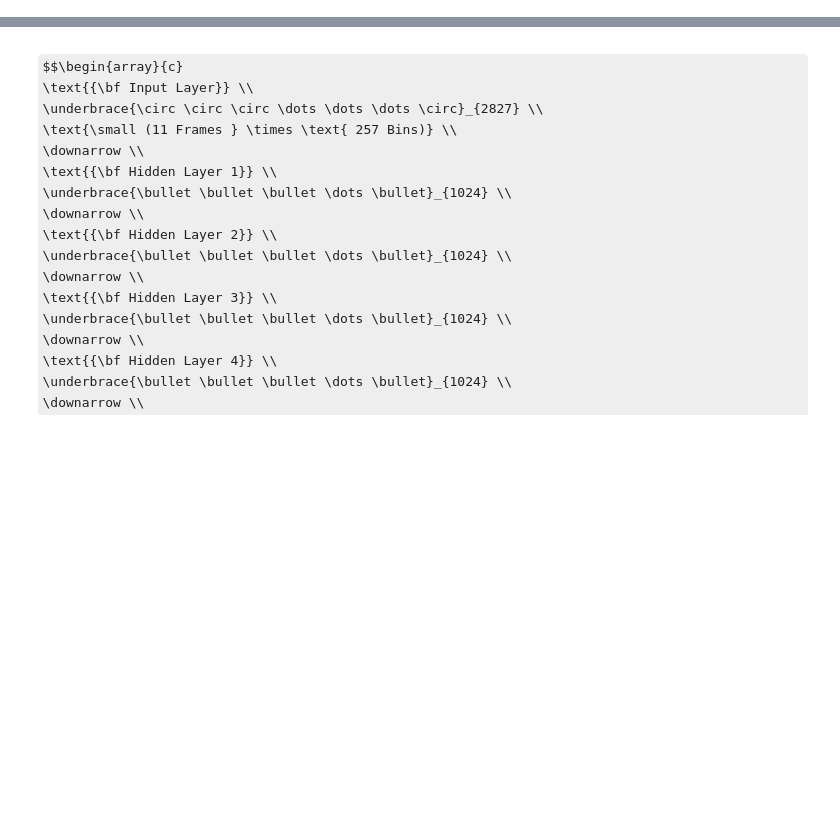
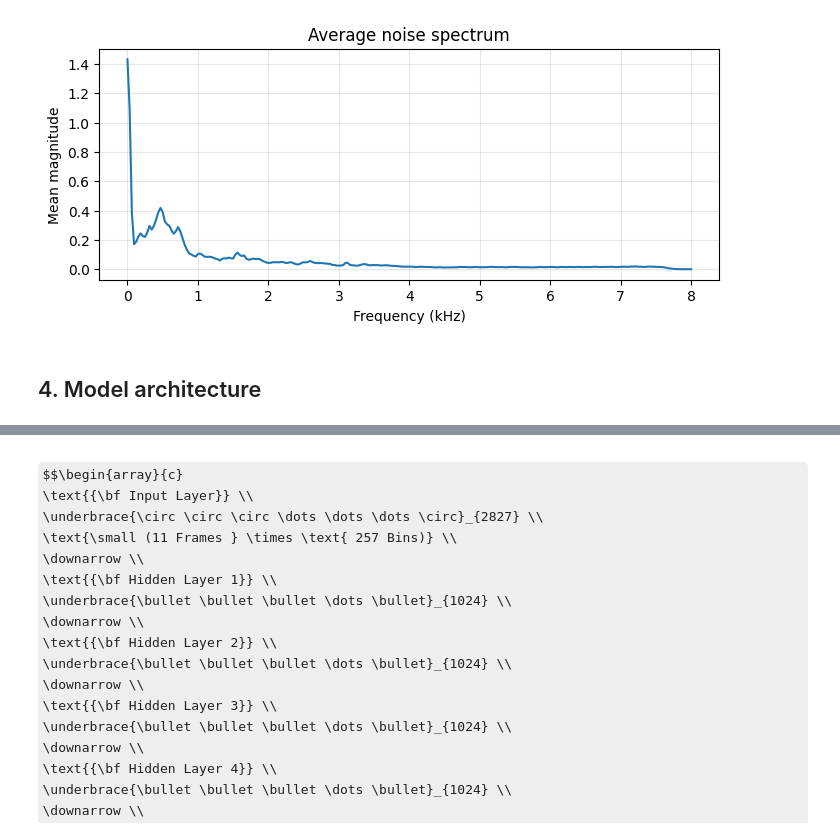
Before and after one commit to MordoTheHacker/Applied-ML-Audio-Denoising-RUG-2026, a Jupyter notebook: notebooks/05_Multi_Layer_Perceptron.ipynb, the cells around one changed output, grey strips where cells are left out. Saved outputs shown, nothing was run; the diff lists cells and outputs as text; code cells hidden in the pictures; some formulas as TeX source; blank space fills up the shorter version.

```diff
--- a/notebooks/05_Multi_Layer_Perceptron.ipynb
+++ b/notebooks/05_Multi_Layer_Perceptron.ipynb
@@ -110,0 +195,16 @@ Total Trainable Parameters: 6,316,289
+# %%
+noise_mag = np.maximum(np.abs(D_noisy) - np.abs(D_clean), 0)
+avg_noise_spectrum = noise_mag.mean(axis=1)  # average over time
+
+plt.figure(figsize=(8, 3))
+freqs = librosa.fft_frequencies(sr=SR, n_fft=N_FFT)
+plt.plot(freqs / 1000, avg_noise_spectrum)
+plt.xlabel("Frequency (kHz)")
+plt.ylabel("Mean magnitude")
+plt.title("Average noise spectrum")
+plt.grid(alpha=0.3)
+plt.show()
+# %% [output]
+[figure, added]
+# %% [markdown]
+## 4. Model architecture
```
Also changed, not shown: parts of 42 cells of this notebook, 2 other files.
